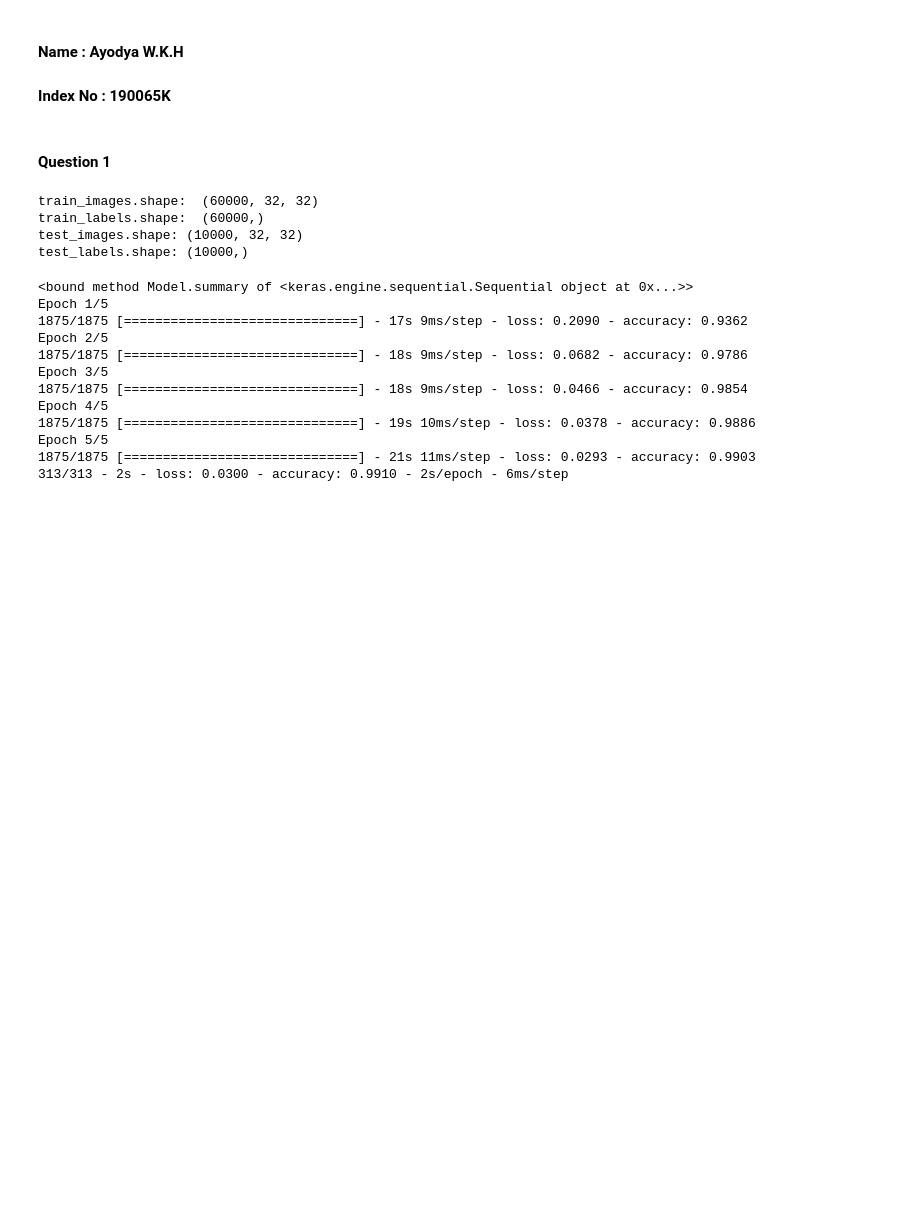
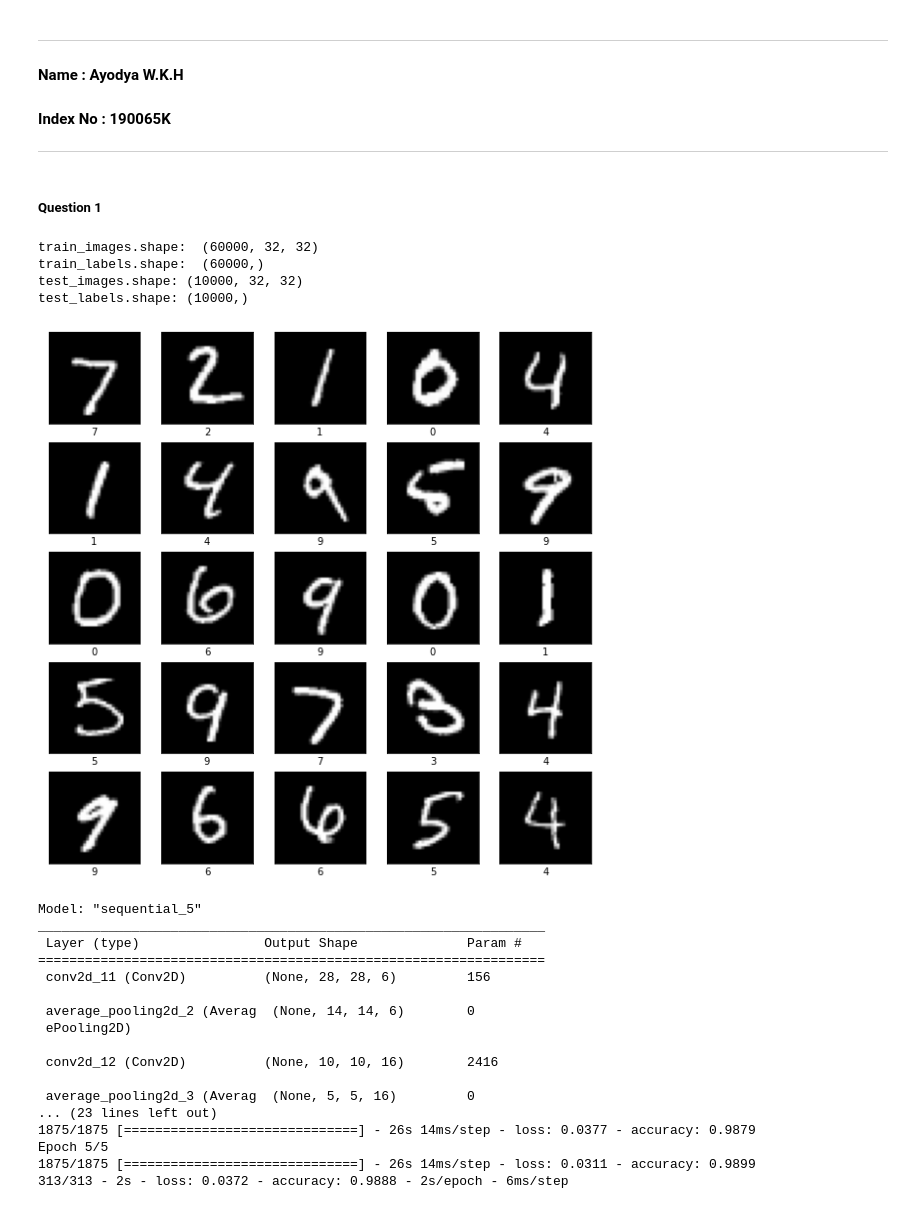
Before and after one commit to ayodyawkh/EN2550, a Jupyter notebook: Exercise_11/Exercise_11.ipynb, the cells around one changed output. Saved outputs shown, nothing was run; the diff lists cells and outputs as text; code cells hidden in the pictures; blank space fills up the shorter version.

```diff
--- a/Exercise_11/Exercise_11.ipynb
+++ b/Exercise_11/Exercise_11.ipynb
@@ -1,64 +1,81 @@
 # %% [markdown]
-#### Name : Ayodya W.K.H
-#### Index No : 190065K
+----
+#### <b>Name : Ayodya W.K.H</b>
+#### <b>Index No : 190065K</b>
+----
 # %% [markdown]
-#### Question 1
+##### <b>Question 1</b>
 # %%
 import tensorflow as tf
 from tensorflow import keras
 from tensorflow.keras import datasets, layers, models
 import numpy as np
 import matplotlib.pyplot as plt
 
 mnist = keras.datasets.mnist
 (train_images, train_labels), (test_images, test_labels) = mnist.load_data()
 
 # Padding
 paddings = tf.constant([[0, 0], [2, 2], [2, 2]])
 train_images = tf.pad(train_images, paddings, constant_values=0)
 test_images = tf.pad(test_images, paddings, constant_values=0)
 
 print('train_images.shape: ', train_images.shape)
 print('train_labels.shape: ', train_labels.shape)
 print('test_images.shape:', test_images.shape)
 print('test_labels.shape:', test_labels.shape)
 class_names = ['0', '1', '2', '3', '4', '5', '6', '7', '8', '9']
 
 train_images = tf.dtypes.cast(train_images, tf.float32)
 test_images = tf.dtypes.cast(test_images, tf.float32)
 train_images, test_images = train_images[..., np.newaxis]/255.0, test_images[..., np.newaxis]/255.0
+
+plt.figure(figsize = (10,10))
+for i in range(25):
+    plt.subplot(5, 5, i+1)
+    plt.xticks([])
+    plt.yticks([])
+    plt.grid(False)
+    plt.imshow(tf.reshape(test_images[i], [32,32]), cmap = plt.cm.gray)
+    plt.xlabel(class_names[test_labels[i]])
+plt.show()
 # %% [output]
 train_images.shape:  (60000, 32, 32)
 train_labels.shape:  (60000,)
 test_images.shape: (10000, 32, 32)
 test_labels.shape: (10000,)
+[figure, added]
 # %%
 model = models.Sequential()
-model.add(layers.Conv2D(6,(5,5),activation = 'relu',input_shape = (32,32,1)))
+model.add(layers.Conv2D(6,(5,5),activation='relu',input_shape=(32,32,1)))
 model.add(layers.AveragePooling2D((2,2)))
-model.add(layers.Conv2D(16,(5,5),activation = 'relu'))
+model.add(layers.Conv2D(16,(5,5),activation='relu'))
 model.add(layers.AveragePooling2D((2,2)))
+model.add(layers.Flatten())
+model.add(layers.Dense(120,activation='relu'))
+model.add(layers.Dense(84,activation='relu'))
+model.add(layers.Dense(10))
+model.compile(optimizer = 'adam',loss = tf.keras.losses.SparseCategoricalCrossentropy(from_logits = True), metrics = ['accuracy'])
+print(model.summary())
 
-model.add(layers.Flatten())
-model.add(layers.Dense(120,activation = 'relu'))
-model.add(layers.Dense(84,activation = 'relu'))
-model.add(layers.Dense(10))
-
-model.compile(optimizer = 'adam',loss = tf.keras.losses.SparseCategoricalCrossentropy(from_logits=True),metrics = ['accuracy'])
-print(model.summary)
-model.fit(train_images,train_labels,epochs = 5)
-test_loss, test_accuracy = model.evaluate(test_images,test_labels,verbose = 2)
+model.fit(train_images,train_labels,epochs=5)
+test_loss,test_accuracy = model.evaluate(test_images, test_labels, verbose = 2)
 # %% [output]
-<bound method Model.summary of <keras.engine.sequential.Sequential object at 0x...>>
-Epoch 1/5
-1875/1875 [==============================] - 17s 9ms/step - loss: 0.2090 - accuracy: 0.9362
-Epoch 2/5
-1875/1875 [==============================] - 18s 9ms/step - loss: 0.0682 - accuracy: 0.9786
-Epoch 3/5
-1875/1875 [==============================] - 18s 9ms/step - loss: 0.0466 - accuracy: 0.9854
-Epoch 4/5
-1875/1875 [==============================] - 19s 10ms/step - loss: 0.0378 - accuracy: 0.9886
+Model: "sequential_5"
+_________________________________________________________________
+ Layer (type)                Output Shape              Param #
+=================================================================
+ conv2d_11 (Conv2D)          (None, 28, 28, 6)         156
+
+ average_pooling2d_2 (Averag  (None, 14, 14, 6)        0
+ ePooling2D)
+
+ conv2d_12 (Conv2D)          (None, 10, 10, 16)        2416
+
+ average_pooling2d_3 (Averag  (None, 5, 5, 16)         0
+... (23 lines left out)
+1875/1875 [==============================] - 26s 14ms/step - loss: 0.0377 - accuracy: 0.9879
 Epoch 5/5
-1875/1875 [==============================] - 21s 11ms/step - loss: 0.0293 - accuracy: 0.9903
-313/313 - 2s - loss: 0.0300 - accuracy: 0.9910 - 2s/epoch - 6ms/step
+1875/1875 [==============================] - 26s 14ms/step - loss: 0.0311 - accuracy: 0.9899
+313/313 - 2s - loss: 0.0372 - accuracy: 0.9888 - 2s/epoch - 6ms/step
 # %% [markdown]
```
Also changed, not shown: parts of 14 cells of this notebook.
